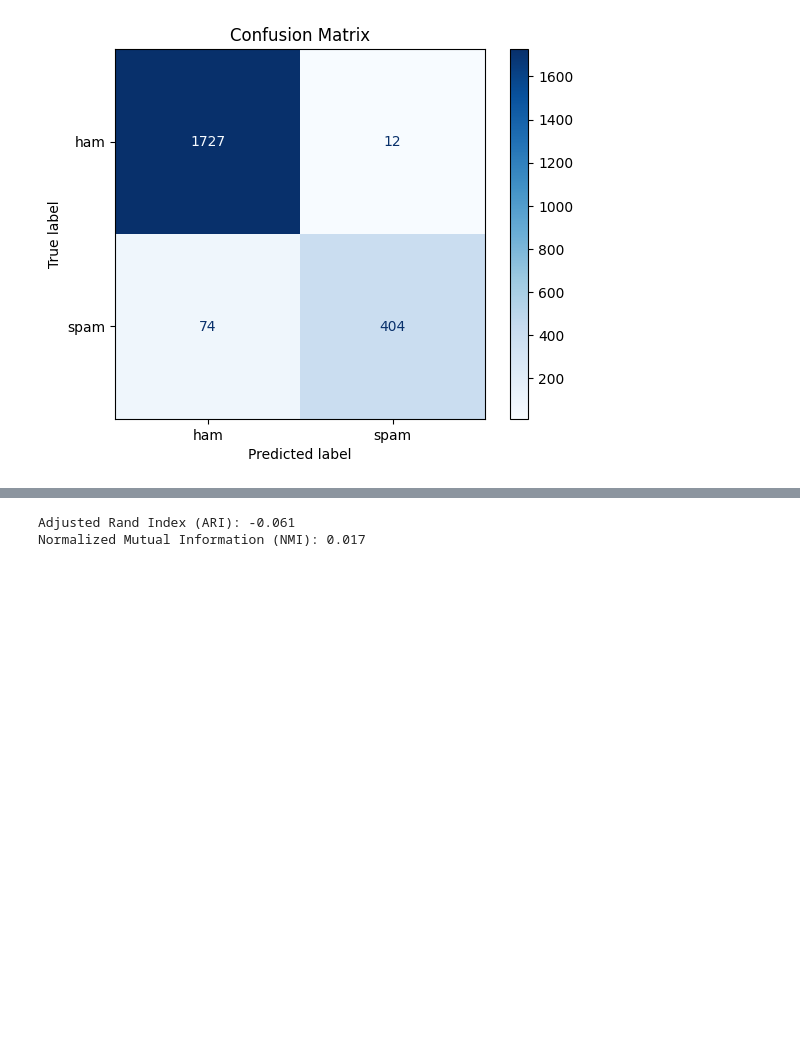
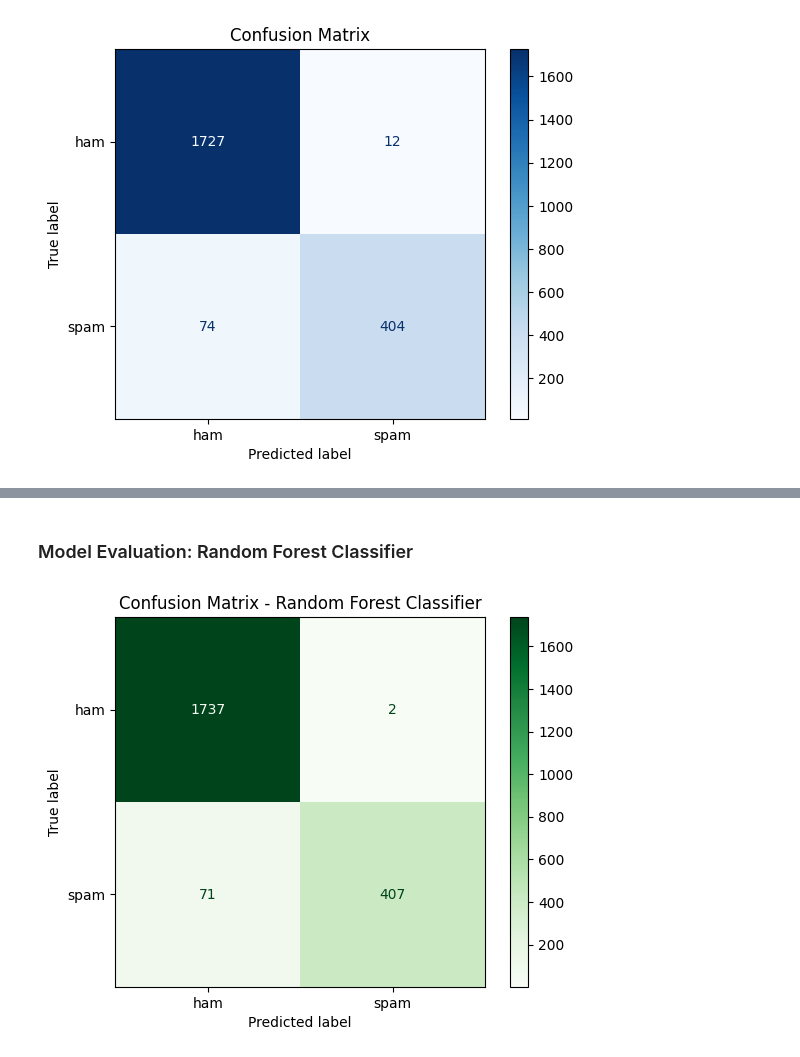
Before and after one commit to travis-willmott/COS30049, a Jupyter notebook: notebook.ipynb, the cells around one changed output, grey strips where cells are left out. Cells and saved outputs as stored; diff of their text form; code cells hidden in the pictures; blank space fills up the shorter version.

Commit message:
Refactor model training section to implement Random Forest Classifier and update execution counts

```diff
--- a/notebook.ipynb
+++ b/notebook.ipynb
@@ -289,0 +293,2 @@ print(df[['Body','Label','Cluster']])
+# %% [markdown]
+### Model Evaluation: Random Forest Classifier
@@ -290,21 +303,9 @@ print(df[['Body','Label','Cluster']])
 # %%
-from sklearn.metrics import adjusted_rand_score, normalized_mutual_info_score
-
-# True labels
-y_true = df['Label']
-
-# Cluster assignments
-y_pred = df['Cluster']
-
-# Convert labels to numeric for comparison
-y_true_num = y_true.map({'ham':0, 'spam':1})
-
-# --- Evaluation metrics ---
-ari = adjusted_rand_score(y_true_num, y_pred)
-nmi = normalized_mutual_info_score(y_true_num, y_pred)
-
-print(f"Adjusted Rand Index (ARI): {ari:.3f}")
-print(f"Normalized Mutual Information (NMI): {nmi:.3f}")
+#  Confusion Matrix
+cm = confusion_matrix(y_test, y_pred, labels=rf_clf.classes_)
+disp = ConfusionMatrixDisplay(confusion_matrix=cm, display_labels=rf_clf.classes_)
+disp.plot(cmap=plt.cm.Greens)
+plt.title("Confusion Matrix - Random Forest Classifier")
+plt.show()
 # %% [output]
-Adjusted Rand Index (ARI): -0.061
-Normalized Mutual Information (NMI): 0.017
+[figure, added]
```
Also changed, not shown: parts of 9 cells of this notebook.
